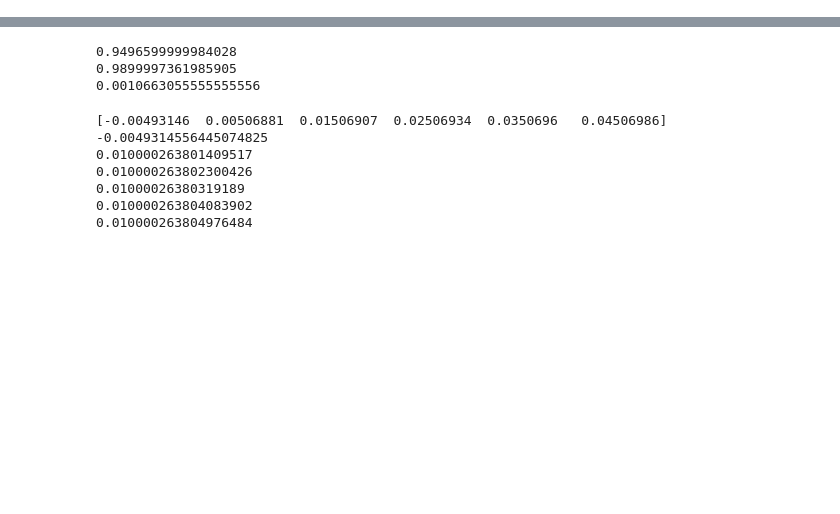
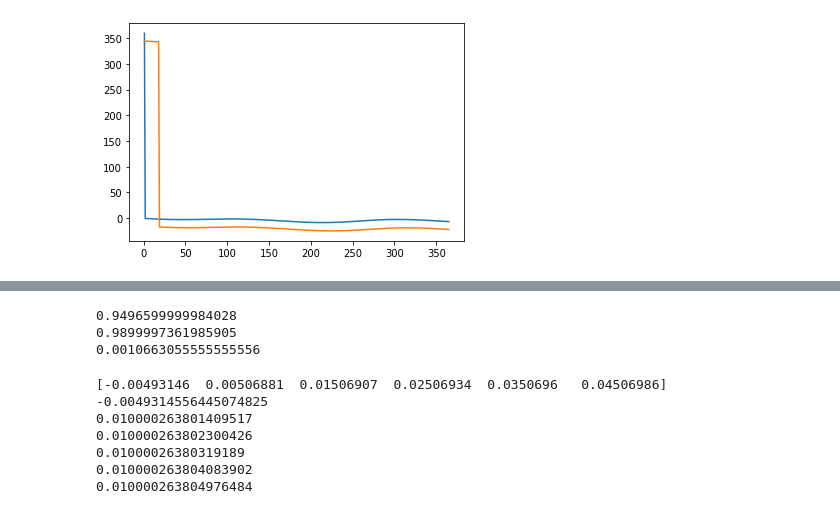
Before and after one commit to aniketh-g/vAkyapaJcAGgam, a Jupyter notebook: SPA_c_implementation/simultaneous_plotter.ipynb, the cells around one changed output, grey strips where cells are left out. Saved outputs shown, nothing was run; the diff lists cells and outputs as text; code cells hidden in the pictures; blank space fills up the shorter version.

```diff
--- a/SPA_c_implementation/simultaneous_plotter.ipynb
+++ b/SPA_c_implementation/simultaneous_plotter.ipynb
@@ -55,0 +58,14 @@ Creating ./graphs/plot__2023__3523__3523 ...
+# %%
+with open("./outputs/plot_list.txt") as file:
+    lines = [line.rstrip() for line in file]
+for i in range(len(lines)):
+    line = lines[i]
+    plot_data = pd.read_csv(line)
+    thetas = plot_data['theta']
+    rs = plot_data['r']
+    plt.plot(np.linspace(1, 365, 365), thetas-np.linspace(0, 365, 365), label="true values")
+    plotfilename = plotfilename + '_' + line[-9:-4]
+# plt.ylim([-10,0])
+plt.show()
+# %% [output]
+[figure, added]
```
Also changed, not shown: parts of 8 cells of this notebook, 37 other files.
